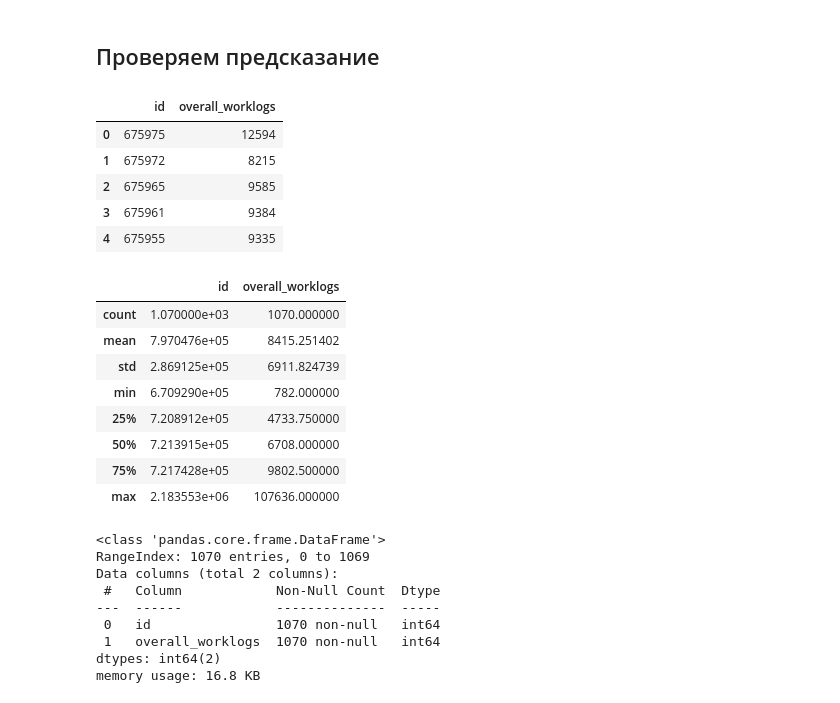
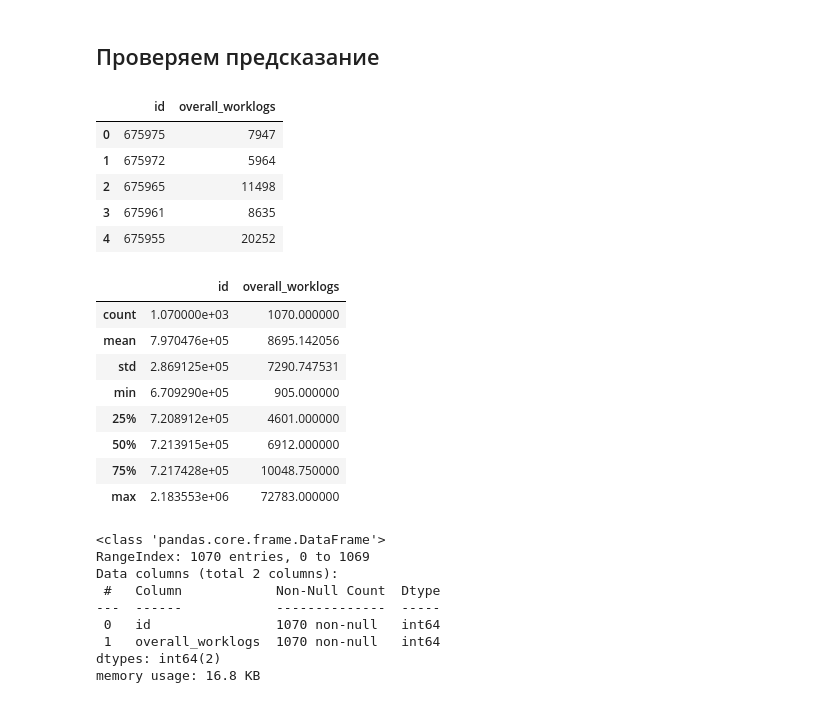
Before and after one commit to TayJen/hackathon_algu2022, a Jupyter notebook: H_ALGU_2022_Final.ipynb, the cells around one changed output. Cells and saved outputs as stored; diff of their text form; code cells hidden in the pictures.

```diff
--- a/H_ALGU_2022_Final.ipynb
+++ b/H_ALGU_2022_Final.ipynb
@@ -676,27 +676,27 @@ df_solution.to_csv('./solutions/d19_new_params.csv', index=False)
 # %% [markdown]
 ## Проверяем предсказание
 # %%
-df_solution = pd.read_csv('./solutions/d19_new_params.csv')
+df_solution = pd.read_csv('./solutions/d22_tfidf_final_final.csv')
 df_solution.head()
 # %% [output]
 |  | id | overall_worklogs |
-| 0 | 675975 | 12594 |
-| 1 | 675972 | 8215 |
-| 2 | 675965 | 9585 |
-| 3 | 675961 | 9384 |
-| 4 | 675955 | 9335 |
+| 0 | 675975 | 7947 |
+| 1 | 675972 | 5964 |
+| 2 | 675965 | 11498 |
+| 3 | 675961 | 8635 |
+| 4 | 675955 | 20252 |
 # %%
 df_solution.describe()
 # %% [output]
 |  | id | overall_worklogs |
 | count | 1.070000e+03 | 1070.000000 |
-| mean | 7.970476e+05 | 8415.251402 |
-| std | 2.869125e+05 | 6911.824739 |
-| min | 6.709290e+05 | 782.000000 |
-| 25% | 7.208912e+05 | 4733.750000 |
-| 50% | 7.213915e+05 | 6708.000000 |
-| 75% | 7.217428e+05 | 9802.500000 |
-| max | 2.183553e+06 | 107636.000000 |
+| mean | 7.970476e+05 | 8695.142056 |
+| std | 2.869125e+05 | 7290.747531 |
+| min | 6.709290e+05 | 905.000000 |
+| 25% | 7.208912e+05 | 4601.000000 |
+| 50% | 7.213915e+05 | 6912.000000 |
+| 75% | 7.217428e+05 | 10048.750000 |
+| max | 2.183553e+06 | 72783.000000 |
 # %%
 df_solution.info()
 # %% [output]
```
Also changed, not shown: parts of 32 cells of this notebook.
